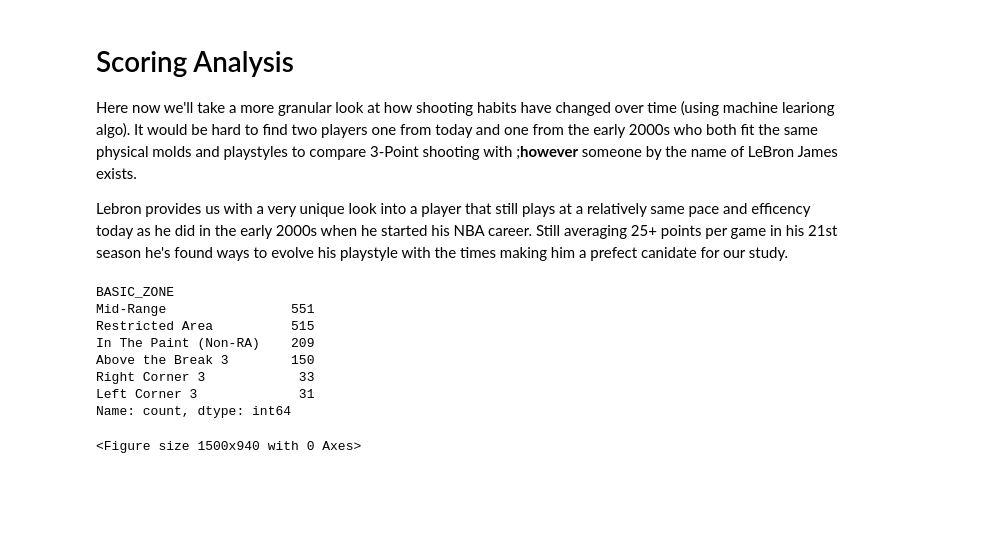
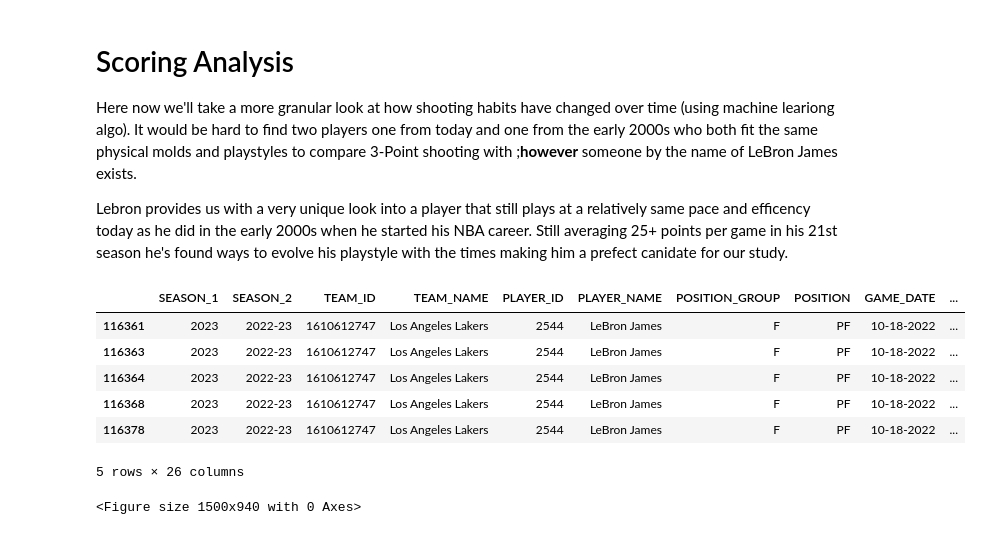
Before and after one commit to RafaelJMinaya/NBA-3Point-Shooting-Analysis, a Jupyter notebook: nba-3-point-shooting-evolution.ipynb, the cells around one changed output. Cells and saved outputs as stored; diff of their text form; code cells hidden in the pictures; blank space fills up the shorter version.

```diff
--- a/nba-3-point-shooting-evolution.ipynb
+++ b/nba-3-point-shooting-evolution.ipynb
@@ -641,17 +641,17 @@ Lebron provides us with a very unique look into a player that still plays at a r
 # %%
 #Building a dataset only of Lebron's stats
 lebron_04 = shots_04.query('PLAYER_NAME == "LeBron James" & ZONE_RANGE != "Back Court Shot"')
 lebron_23 = shots_23.query('PLAYER_NAME == "LeBron James" & ZONE_RANGE != "Back Court Shot"')
-lebron_04['BASIC_ZONE'].value_counts()
+lebron_04.head()
+lebron_23.head()
 # %% [output]
+|  | SEASON_1 | SEASON_2 | TEAM_ID | TEAM_NAME | PLAYER_ID | PLAYER_NAME | POSITION_GROUP | POSITION | GAME_DATE | ... |
+| 116361 | 2023 | 2022-23 | 1610612747 | Los Angeles Lakers | 2544 | LeBron James | F | PF | 10-18-2022 | ... |
+| 116363 | 2023 | 2022-23 | 1610612747 | Los Angeles Lakers | 2544 | LeBron James | F | PF | 10-18-2022 | ... |
+| 116364 | 2023 | 2022-23 | 1610612747 | Los Angeles Lakers | 2544 | LeBron James | F | PF | 10-18-2022 | ... |
+| 116368 | 2023 | 2022-23 | 1610612747 | Los Angeles Lakers | 2544 | LeBron James | F | PF | 10-18-2022 | ... |
+| 116378 | 2023 | 2022-23 | 1610612747 | Los Angeles Lakers | 2544 | LeBron James | F | PF | 10-18-2022 | ... |
-BASIC_ZONE
-Mid-Range                551
-Restricted Area          515
-In The Paint (Non-RA)    209
-Above the Break 3        150
-Right Corner 3            33
-Left Corner 3             31
-Name: count, dtype: int64
+5 rows × 26 columns
 # %%
 #setting up seaborn plot
 sns.set_style("white")
```
Also changed, not shown: parts of 3 cells of this notebook.
